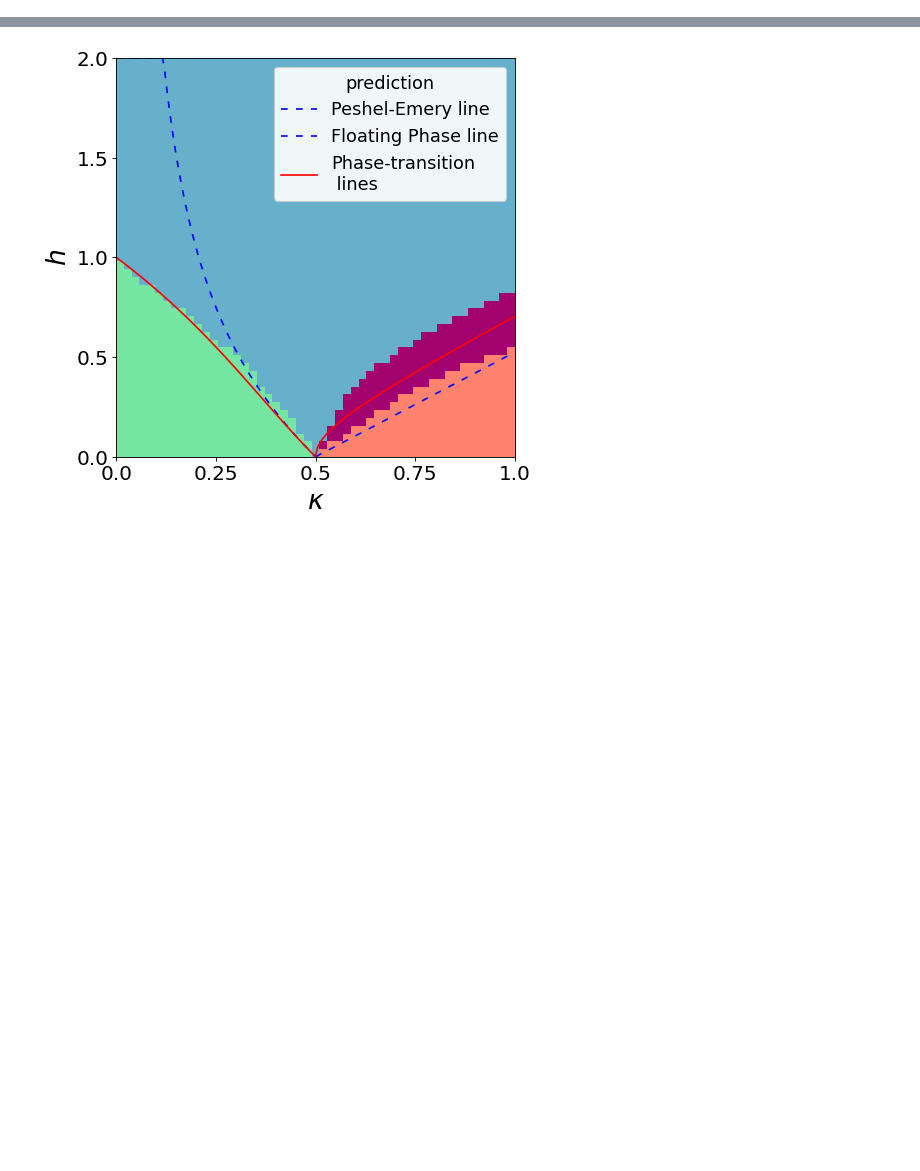
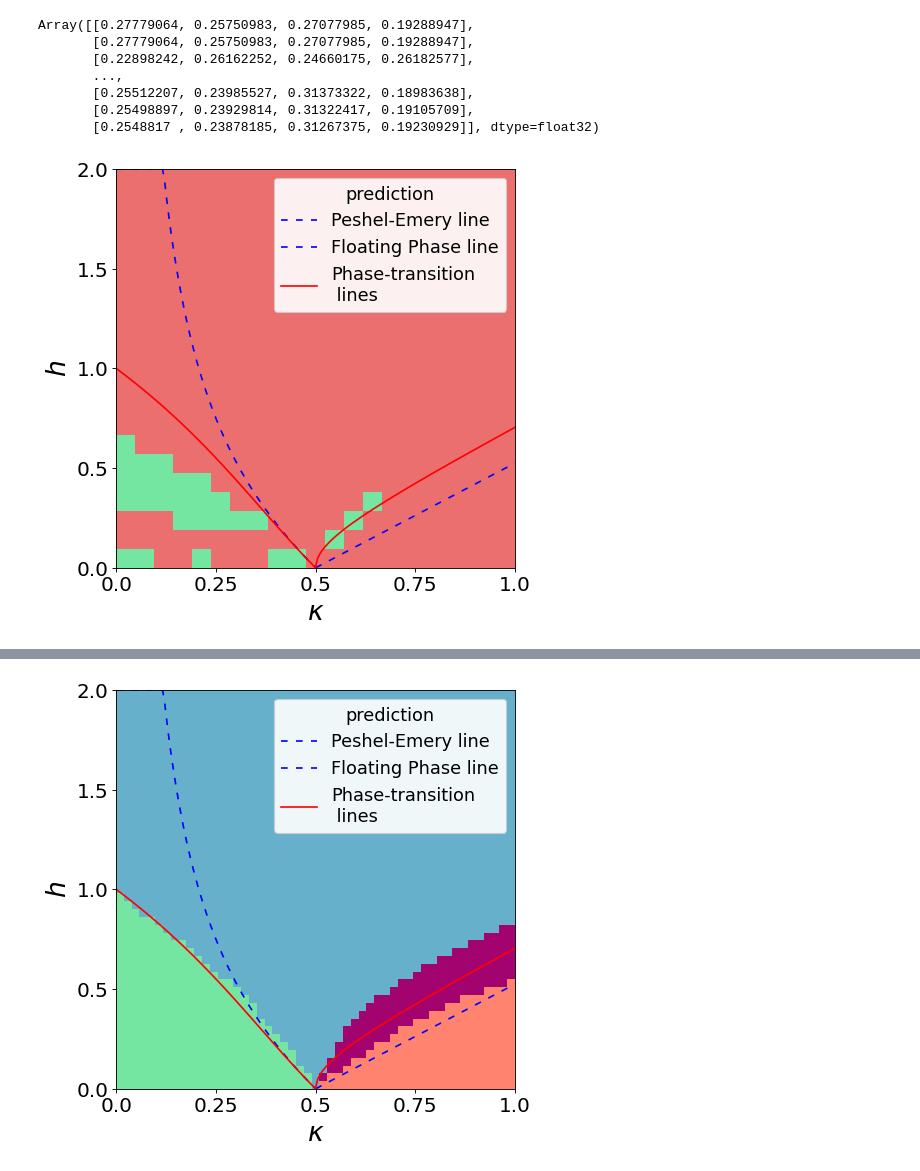
Before and after one commit to SaverioMonaco/ANNNI2, a Jupyter notebook: notebooks/test.ipynb, the cells around one changed output, grey strips where cells are left out. Drawn from its saved outputs; the diff is of its cells as text; code cells hidden in the pictures; blank space fills up the shorter version.

```diff
--- a/notebooks/test.ipynb
+++ b/notebooks/test.ipynb
@@ -507,0 +530,12 @@ TT.predict(plot=True)
+# %%
+TT.qcnn.reset_params()
+TT.predict(plot=True)
+# %% [output]
+Array([[0.27779064, 0.25750983, 0.27077985, 0.19288947],
+       [0.27779064, 0.25750983, 0.27077985, 0.19288947],
+       [0.22898242, 0.26162252, 0.24660175, 0.26182577],
+       ...,
+       [0.25512207, 0.23985527, 0.31373322, 0.18983638],
+       [0.25498897, 0.23929814, 0.31322417, 0.19105709],
+       [0.2548817 , 0.23878185, 0.31267375, 0.19230929]], dtype=float32)
+[figure, added]
```
Also changed, not shown: parts of 5 cells of this notebook, 1 other file.
